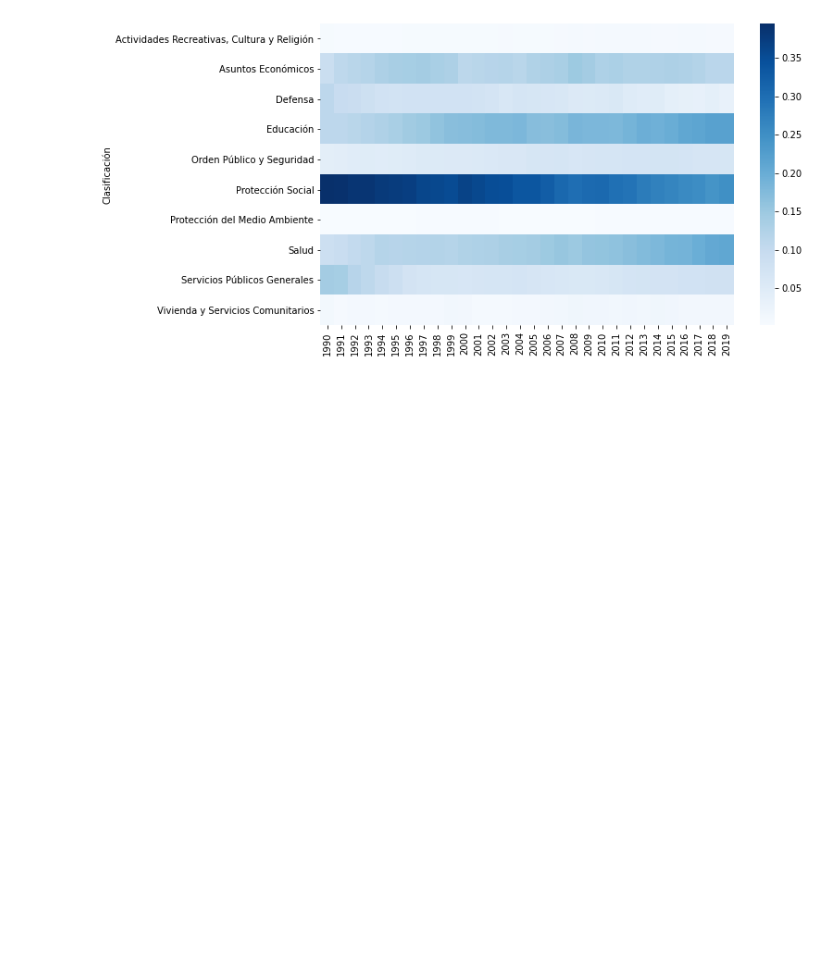
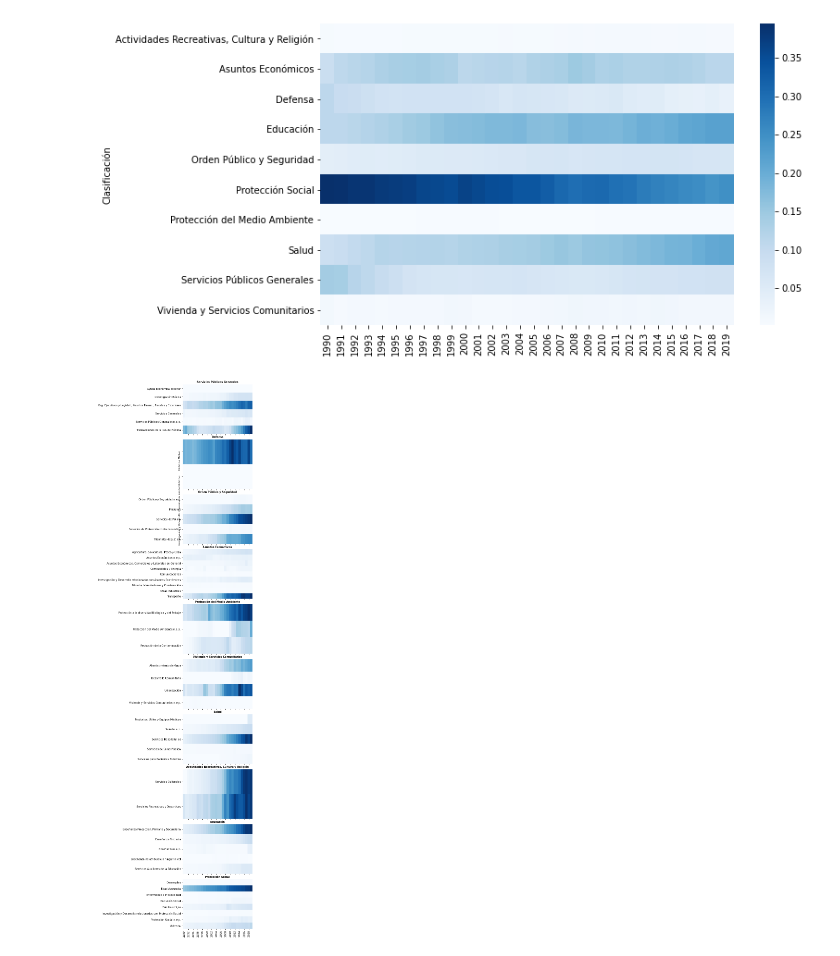
Before and after one commit to josemoragonzalez/ejemplosColab, a Jupyter notebook: GastoClasificaciónFuncional.ipynb, the cells around one changed output. Cells and saved outputs as stored; diff of their text form; code cells hidden in the pictures; blank space fills up the shorter version.

```diff
--- a/GastoClasificaciónFuncional.ipynb
+++ b/GastoClasificaciónFuncional.ipynb
@@ -90,3 +105,14 @@ ax = sns.heatmap(dfgasto_p_clas,cmap="Blues")
 plt.show()
 # %% [output]
 [figure]
+# %%
+def facet(data,color):
+  data = data.pivot(index="Subclasificación", columns='variable', values='value')
+  g = sns.heatmap(data, cmap='Blues', cbar=False)
+
+with sns.plotting_context(font_scale=5.5):
+  g = sns.FacetGrid(dfgasto_t, col="Clasificación", col_wrap=1, height=3, aspect=1.5,sharey=False)
+  g = g.map_dataframe(facet)
+  g.set_titles(col_template="{col_name}", fontweight='bold', fontsize=18)
+# %% [output]
+[figure, added]
```
Also changed, not shown: parts of 2 cells of this notebook.
